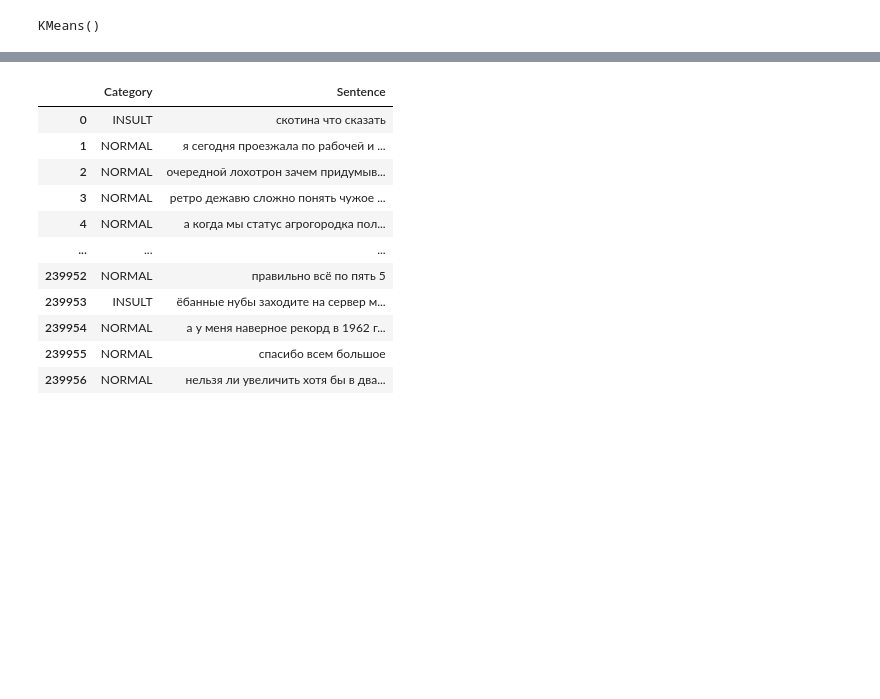
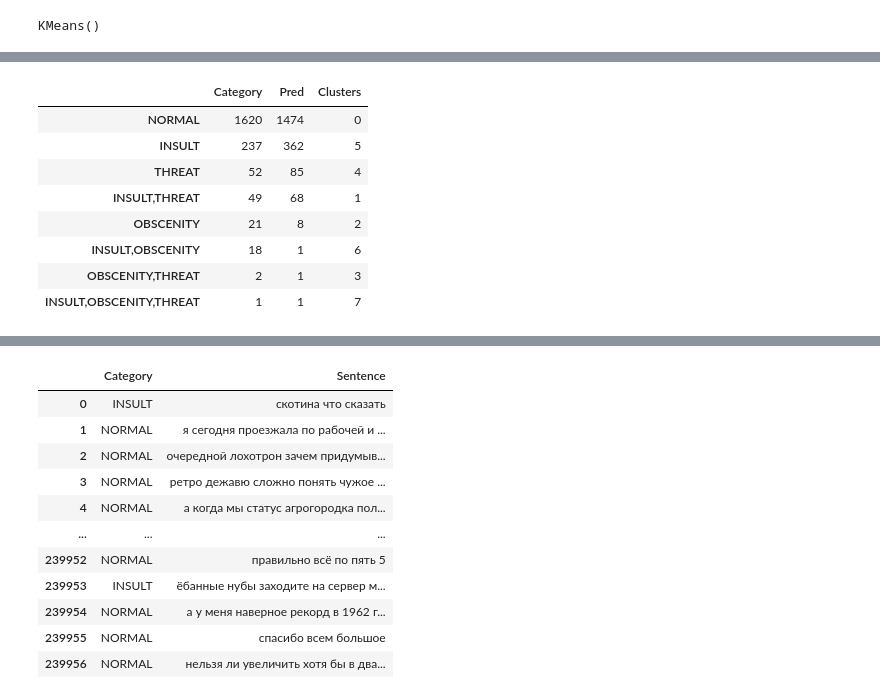
Before and after one commit to ignatovskiy/Data_Satanism, a Jupyter notebook: lab2_nlp/lab2_nlp.ipynb, the cells around one changed output, grey strips where cells are left out. Cells and saved outputs as stored; diff of their text form; code cells hidden in the pictures; blank space fills up the shorter version.

```diff
--- a/lab2_nlp/lab2_nlp.ipynb
+++ b/lab2_nlp/lab2_nlp.ipynb
@@ -165,2 +154,2 @@ Name: Sentence, Length: 248290, dtype: object
 # %%
-data = df["Sentence"].copy()
+data = df.copy()
@@ -169,5 +156,8 @@ from sklearn.feature_extraction.text import CountVectorizer
+# %%
+# для дебага
+data = data[:2000]
 # %%
 vect = CountVectorizer()
 # %%
-matrix = vect.fit_transform(data)
+matrix = vect.fit_transform(data["Sentence"])
 # %%
@@ -189,0 +176,2 @@ pd.Series(models_kmeans.labels_).hist()
+# %%
+data["Labels"] = models_kmeans.labels_
@@ -190 +187,13 @@ pd.Series(models_kmeans.labels_).hist()
+# %%
+make_comparison(data, False)
+# %% [output]
+|  | Category | Pred | Clusters |
+| NORMAL | 1620 | 1474 | 0 |
+| INSULT | 237 | 362 | 5 |
+| THREAT | 52 | 85 | 4 |
+| INSULT,THREAT | 49 | 68 | 1 |
+| OBSCENITY | 21 | 8 | 2 |
+| INSULT,OBSCENITY | 18 | 1 | 6 |
+| OBSCENITY,THREAT | 2 | 1 | 3 |
+| INSULT,OBSCENITY,THREAT | 1 | 1 | 7 |
 # %%
```
Also changed, not shown: parts of 52 cells of this notebook.
